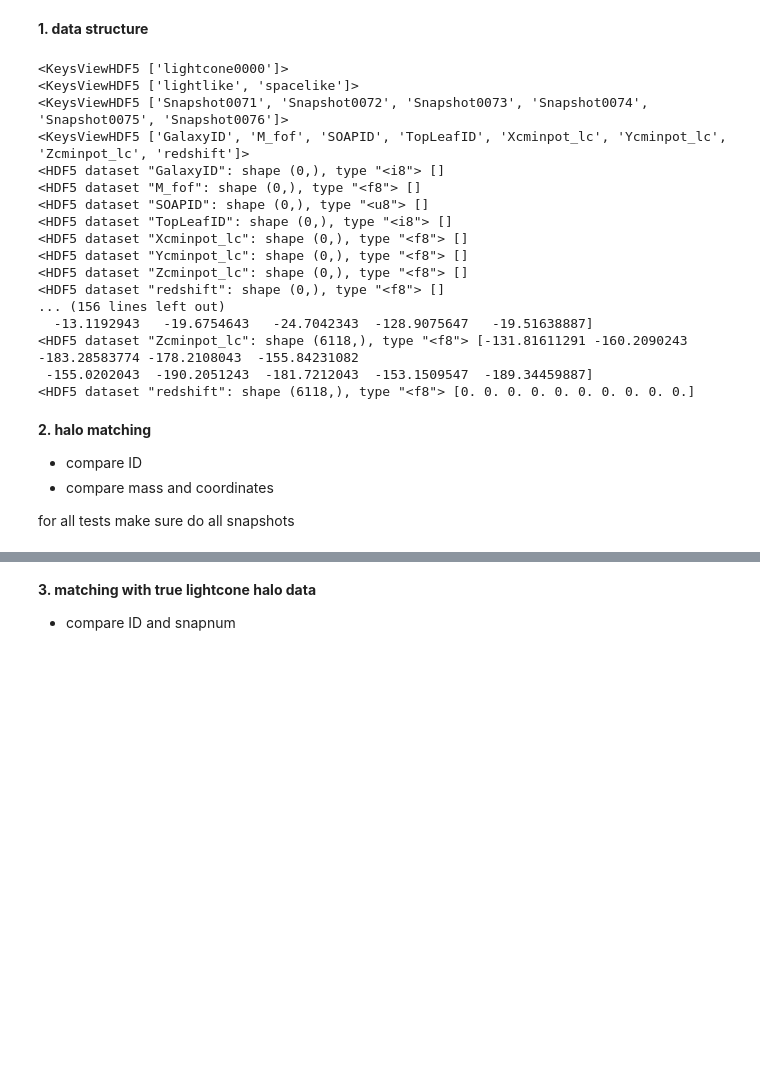
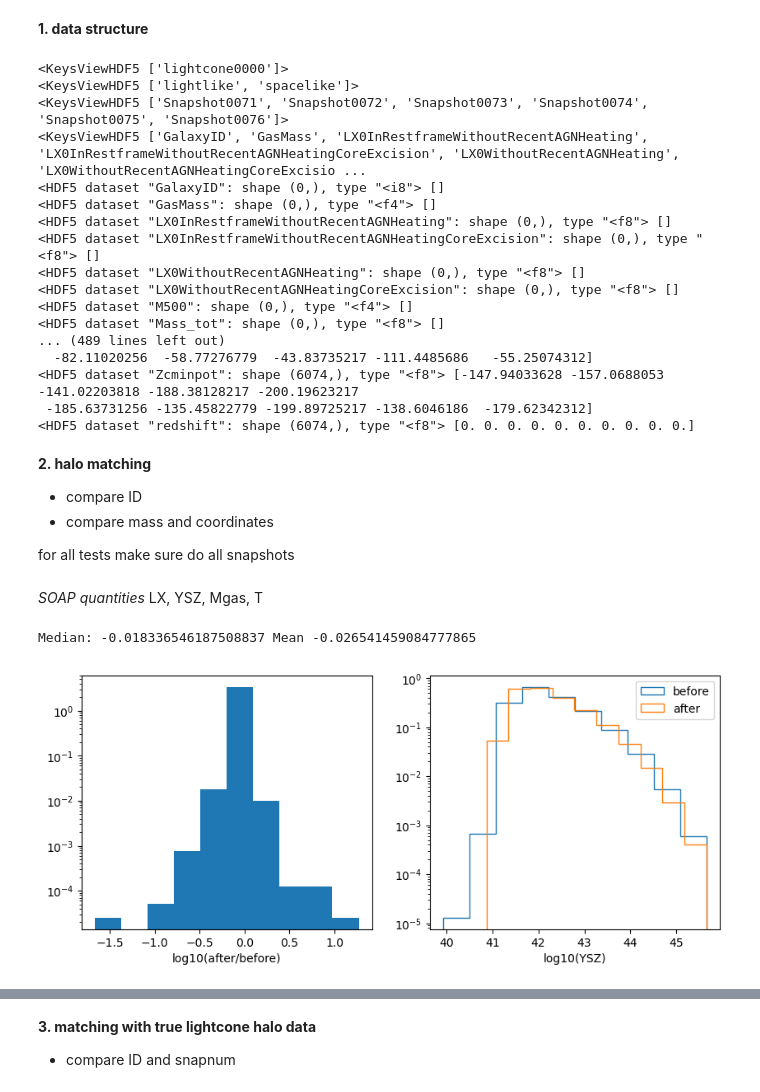
Before and after one commit to YujieH3/anisotropy-flamingo, a Jupyter notebook: notebooks/43debug_a_halo_crossing.ipynb, the cells around one changed output, grey strips where cells are left out. Drawn from its saved outputs; the diff is of its cells as text; code cells hidden in the pictures; blank space fills up the shorter version.

```diff
--- a/notebooks/43debug_a_halo_crossing.ipynb
+++ b/notebooks/43debug_a_halo_crossing.ipynb
@@ -16,29 +16,73 @@ def h5ls(f):
         for key in f.keys():
             h5ls(f[key])
 
-with h5py.File('./halo_crossing.hdf5', 'r') as f:
+with h5py.File('../data/halo_crossing.hdf5', 'r') as f:
     h5ls(f)
 # %% [output]
 <KeysViewHDF5 ['lightcone0000']>
 <KeysViewHDF5 ['lightlike', 'spacelike']>
 <KeysViewHDF5 ['Snapshot0071', 'Snapshot0072', 'Snapshot0073', 'Snapshot0074', 'Snapshot0075', 'Snapshot0076']>
-<KeysViewHDF5 ['GalaxyID', 'M_fof', 'SOAPID', 'TopLeafID', 'Xcminpot_lc', 'Ycminpot_lc', 'Zcminpot_lc', 'redshift']>
+<KeysViewHDF5 ['GalaxyID', 'GasMass', 'LX0InRestframeWithoutRecentAGNHeating', 'LX0InRestframeWithoutRecentAGNHeatingCoreExcision', 'LX0WithoutRecentAGNHeating', 'LX0WithoutRecentAGNHeatingCoreExcisio ...
 <HDF5 dataset "GalaxyID": shape (0,), type "<i8"> []
-<HDF5 dataset "M_fof": shape (0,), type "<f8"> []
-<HDF5 dataset "SOAPID": shape (0,), type "<u8"> []
-<HDF5 dataset "TopLeafID": shape (0,), type "<i8"> []
-<HDF5 dataset "Xcminpot_lc": shape (0,), type "<f8"> []
-<HDF5 dataset "Ycminpot_lc": shape (0,), type "<f8"> []
-<HDF5 dataset "Zcminpot_lc": shape (0,), type "<f8"> []
-<HDF5 dataset "redshift": shape (0,), type "<f8"> []
-... (156 lines left out)
-  -13.1192943   -19.6754643   -24.7042343  -128.9075647   -19.51638887]
-<HDF5 dataset "Zcminpot_lc": shape (6118,), type "<f8"> [-131.81611291 -160.2090243  -183.28583774 -178.2108043  -155.84231082
- -155.0202043  -190.2051243  -181.7212043  -153.1509547  -189.34459887]
-<HDF5 dataset "redshift": shape (6118,), type "<f8"> [0. 0. 0. 0. 0. 0. 0. 0. 0. 0.]
+<HDF5 dataset "GasMass": shape (0,), type "<f4"> []
+<HDF5 dataset "LX0InRestframeWithoutRecentAGNHeating": shape (0,), type "<f8"> []
+<HDF5 dataset "LX0InRestframeWithoutRecentAGNHeatingCoreExcision": shape (0,), type "<f8"> []
+<HDF5 dataset "LX0WithoutRecentAGNHeating": shape (0,), type "<f8"> []
+<HDF5 dataset "LX0WithoutRecentAGNHeatingCoreExcision": shape (0,), type "<f8"> []
+<HDF5 dataset "M500": shape (0,), type "<f4"> []
+<HDF5 dataset "Mass_tot": shape (0,), type "<f8"> []
+... (489 lines left out)
+  -82.11020256  -58.77276779  -43.83735217 -111.4485686   -55.25074312]
+<HDF5 dataset "Zcminpot": shape (6074,), type "<f8"> [-147.94033628 -157.0688053  -141.02203818 -188.38128217 -200.19623217
+ -185.63731256 -135.45822779 -199.89725217 -138.6046186  -179.62342312]
+<HDF5 dataset "redshift": shape (6074,), type "<f8"> [0. 0. 0. 0. 0. 0. 0. 0. 0. 0.]
 # %% [markdown]
 **2. halo matching**
 - compare ID
 - compare mass and coordinates
 
 for all tests make sure do all snapshots
+# %% [markdown]
+*SOAP quantities* LX, YSZ, Mgas, T
+# %%
+import numpy as np
+import matplotlib.pyplot as plt
+def check_scalar(qtydictname, qtyplotname, filename='../data/halo_crossing.hdf5'):
+    qty0 = np.array([])
+    qty1 = np.array([])
+
+    with h5py.File(filename, 'r') as f:
+        for snapnum in [77, 76, 75, 74, 73, 72]:
+            massfof0 = f[f'lightcone0000/spacelike/Snapshot{snapnum:04d}/{qtydictname}'][:]
+            massfof1 = f[f'lightcone0000/lightlike/Snapshot{snapnum - 1:04d}/{qtydictname}'][:]
+            qty0 = np.concatenate((qty0, massfof0))
+            qty1 = np.concatenate((qty1, massfof1))
+    # remove zero
+    mask = (qty0 > 0) & (qty1 > 0)
+    qty0 = qty0[mask]
+    qty1 = qty1[mask]
+
+    fig, ax = plt.subplots(1, 2, figsize = (10, 4))
+    qty_diff = qty1 - qty0
+    print('Median:', np.median(qty_diff/qty0), 'Mean', np.mean(qty_diff/qty0))
+    ax[0].hist(np.log10(qty1/qty0), log=True, density=True)
+    ax[0].set_xlabel(f'log10(after/before)')
+
+    # separate plot
+    ax[1].hist(np.log10(qty0), log=True, histtype='step', density=True, label='before')
+    ax[1].hist(np.log10(qty1), log=True, histtype='step', density=True, label='after')
+    ax[1].set_xlabel(f'log10({qtyplotname})')
+    plt.legend()
+
+    return fig, ax
+
+import sys
+sys.path.append('../tools')
+import clusterfit as cf
+
+check_scalar(qtydictname=cf.COLUMNS['YSZ'], qtyplotname='YSZ')
+
+plt.show()
+# %% [output]
+Median: -0.018336546187508837 Mean -0.026541459084777865
+[figure, added]
```
Also changed, not shown: parts of 5 cells of this notebook, 4 other files.
